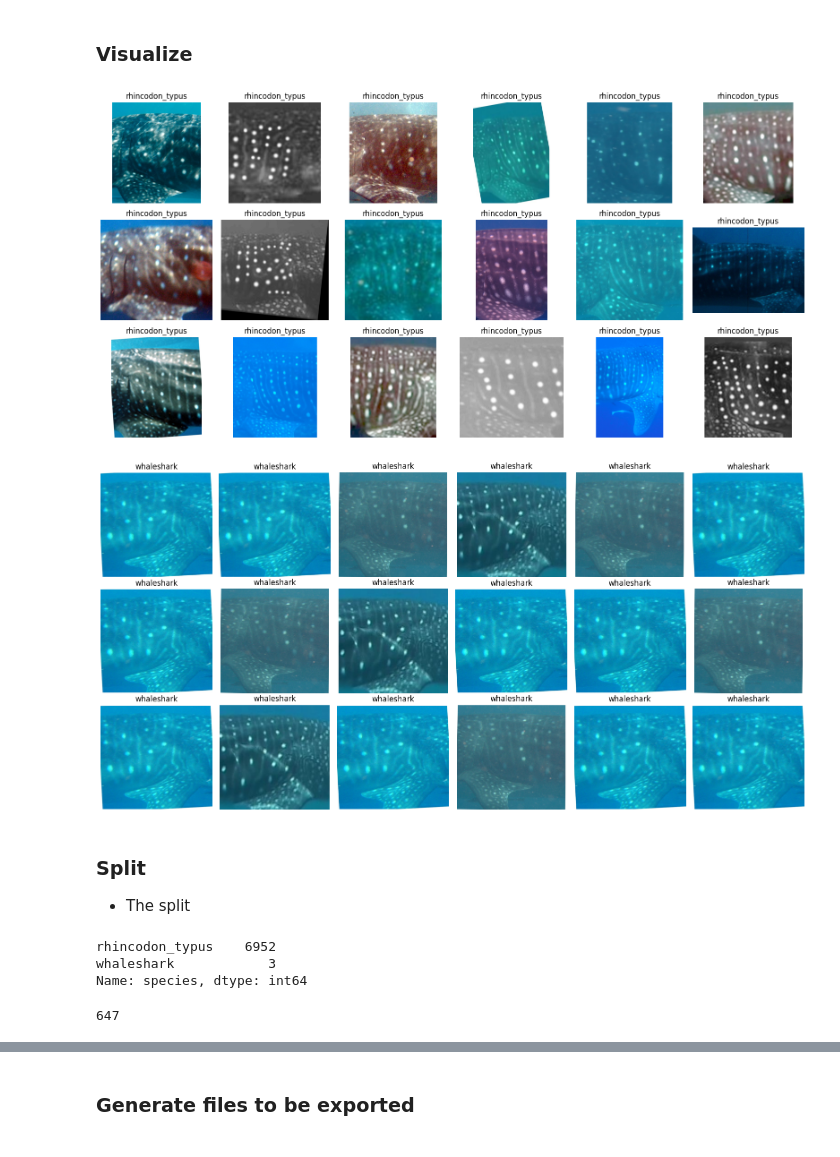
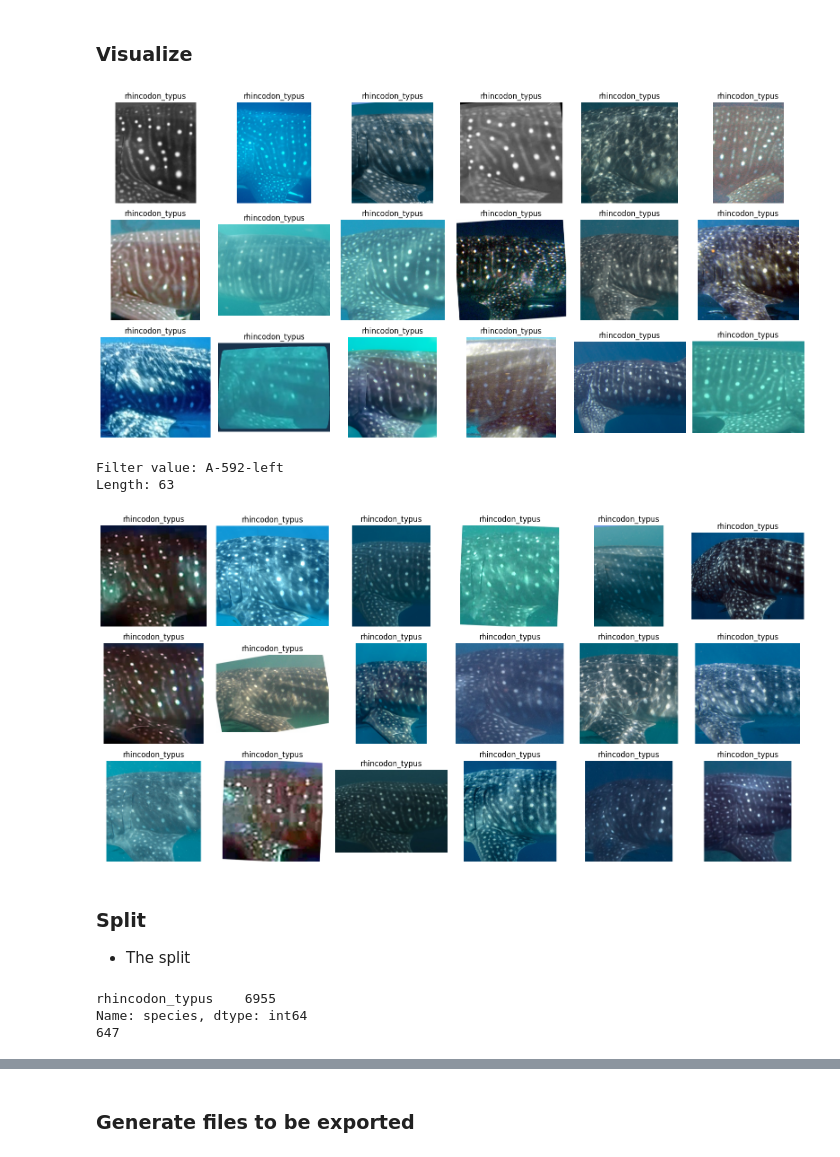
Before and after one commit to sei-cabidi/wbia-plugin-miew-id, a Jupyter notebook: wbia_miew_id/helpers/split/EDA_split_data.ipynb, the cells around one changed output, grey strips where cells are left out. Drawn from its saved outputs; the diff is of its cells as text; code cells hidden in the pictures.

```diff
--- a/wbia_miew_id/helpers/split/EDA_split_data.ipynb
+++ b/wbia_miew_id/helpers/split/EDA_split_data.ipynb
@@ -72,7 +90,8 @@ Series([], dtype: int64)
 # %%
 # Need to create 'species' key in the df. Automatically build this from coco file categories
 
-cat_list = test_data['categories']
+cat_list = train_data['categories']
+df['category_id'] = 0
 cat_map = {item['id']: item['name'] for item in cat_list}
 df['species'] = df['category_id'].map(cat_map)
 
@@ -91,21 +110,25 @@ df['species'].value_counts().plot(kind='barh')
 from split import apply_filters
 csv_folder = config['csv_folder']
 if os.path.exists(csv_folder):
-    # names=['annotation_uuid', 'species', 'viewpoint', 'name_uuid', 'name', 'date']
-    # names=['annotation_uuid',  'viewpoint_y', 'image_id', 'name', 'unk1', 'unk2']
-    names = ['annotation_uuid', 'viewpoint_y']
-    # merge_cols = ['annotation_uuid', 'viewpoint_y', 'name']
+    # Define column names and merge columns for CSV filtering and merging
+    csv_column_names = ['annotation_uuid', 'viewpoint_y']
     merge_cols = ['annotation_uuid', 'viewpoint_y']
 
-    df = filter_by_csv(df, csv_folder, names=names, merge_cols=merge_cols)
+    df = filter_by_csv(df, csv_folder, csv_column_names=csv_column_names, merge_columns=merge_cols)
+
+    # Replace 'viewpoint' values where 'viewpoint_y' is not null
     df.loc[df["viewpoint_y"].notna(), "viewpoint"] = df.loc[df["viewpoint_y"].notna(), "viewpoint_y"]
     df = df.drop("viewpoint_y", axis=1)
+
+    # Remove rows where 'name' is '____'
     df = df[df['name'] != '____']
     df = df.reset_index(drop=True)
-    # df = filter_by_csv(df, csv_folder, names=names)
 
+
+# Assign viewpoints to "right" and "left" and remove excluded viewpoints
 df = assign_viewpoints(df, excluded_viewpoints)
 
+# Calculate and print the counts of each 'viewpoint' category
 counts = df.groupby('viewpoint').size()
 print(counts)
 # %% [output]
@@ -152,23 +175,28 @@ assert not df.astype(str).duplicated().any()
 # %%
 for species in df['species'].unique():
     plot_images(df, species=species, crop_bbox=True)
+
+
+# Possible use to check images per class:
+for species in df['species'].unique():
+    random_class = df["name_viewpoint"].sample().values[0]
+    plot_images(df, species=species, filter_key="name_viewpoint", filter_value=random_class, crop_bbox=True)
 # %% [output]
-[figure, old version]
+[figure, new version]
+Filter value: A-592-left
+Length: 63
-[figure, old version]
+[figure, new version]
 # %% [markdown]
 ### Split
 - The split
 # %%
 from split import split_df
-# %%
-df['species'].value_counts()
-# %% [output]
-rhincodon_typus    6952
-whaleshark            3
-Name: species, dtype: int64
 # %%
-len(df['name_viewpoint'].unique())
+print(df['species'].value_counts())
+print(len(df['name_viewpoint'].unique()))
 # %% [output]
+rhincodon_typus    6955
+Name: species, dtype: int64
 647
 # %%
 # apply split function
```
Also changed, not shown: parts of 10 cells of this notebook, 3 other files.
